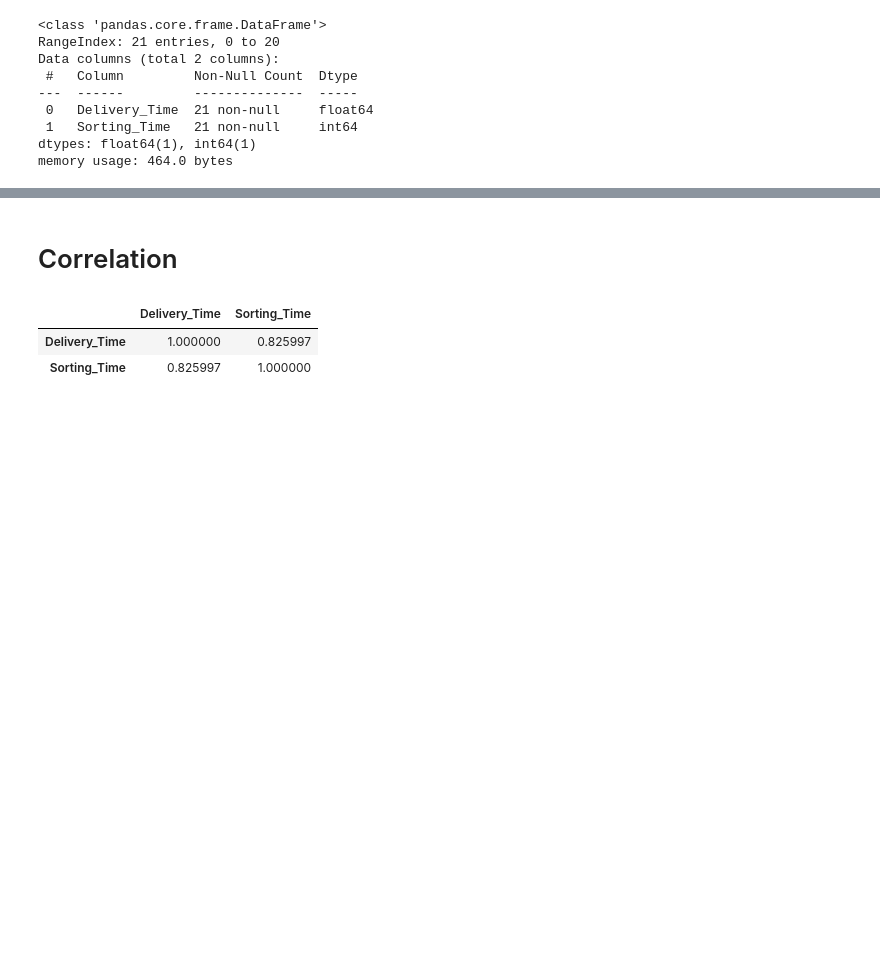
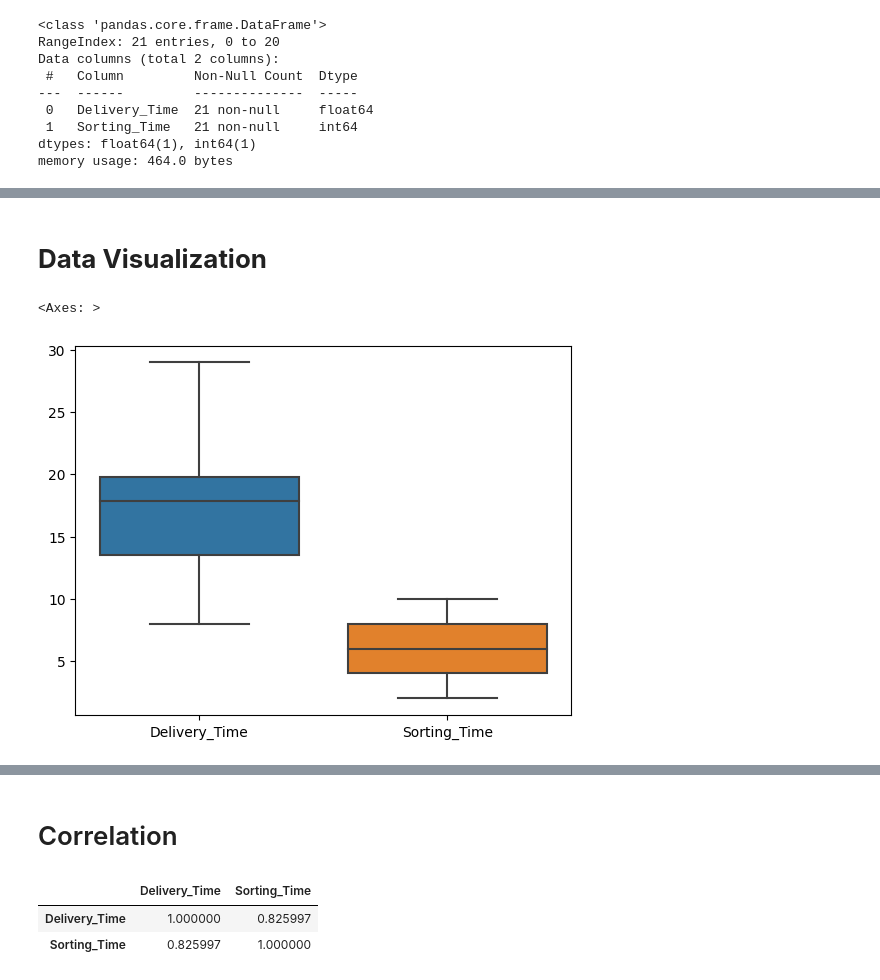
Before and after one commit to CM-007/DS_ASS, a Jupyter notebook: AssNo04Q01(Delivery_time).ipynb, the cells around one changed output, grey strips where cells are left out. Saved outputs shown, nothing was run; the diff lists cells and outputs as text; code cells hidden in the pictures; blank space fills up the shorter version.

```diff
--- a/AssNo04Q01(Delivery_time).ipynb
+++ b/AssNo04Q01(Delivery_time).ipynb
@@ -37,0 +56,8 @@ memory usage: 464.0 bytes
+# %% [markdown]
+# **Data Visualization**
+# %%
+# Finding outliers
+sns.boxplot(data)
+# %% [output]
+<Axes: >
+[figure, added]
```
Also changed, not shown: parts of 8 cells of this notebook.
